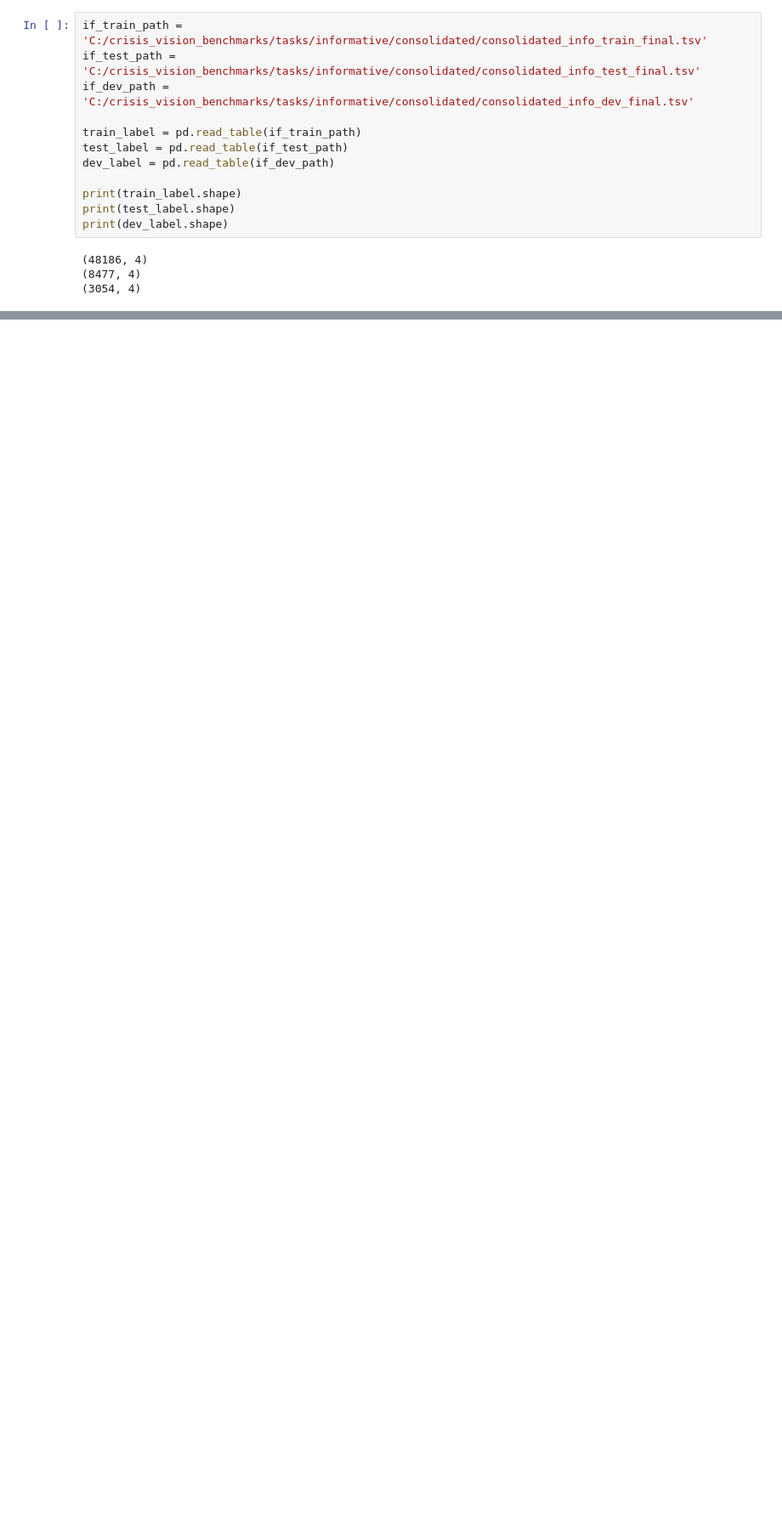
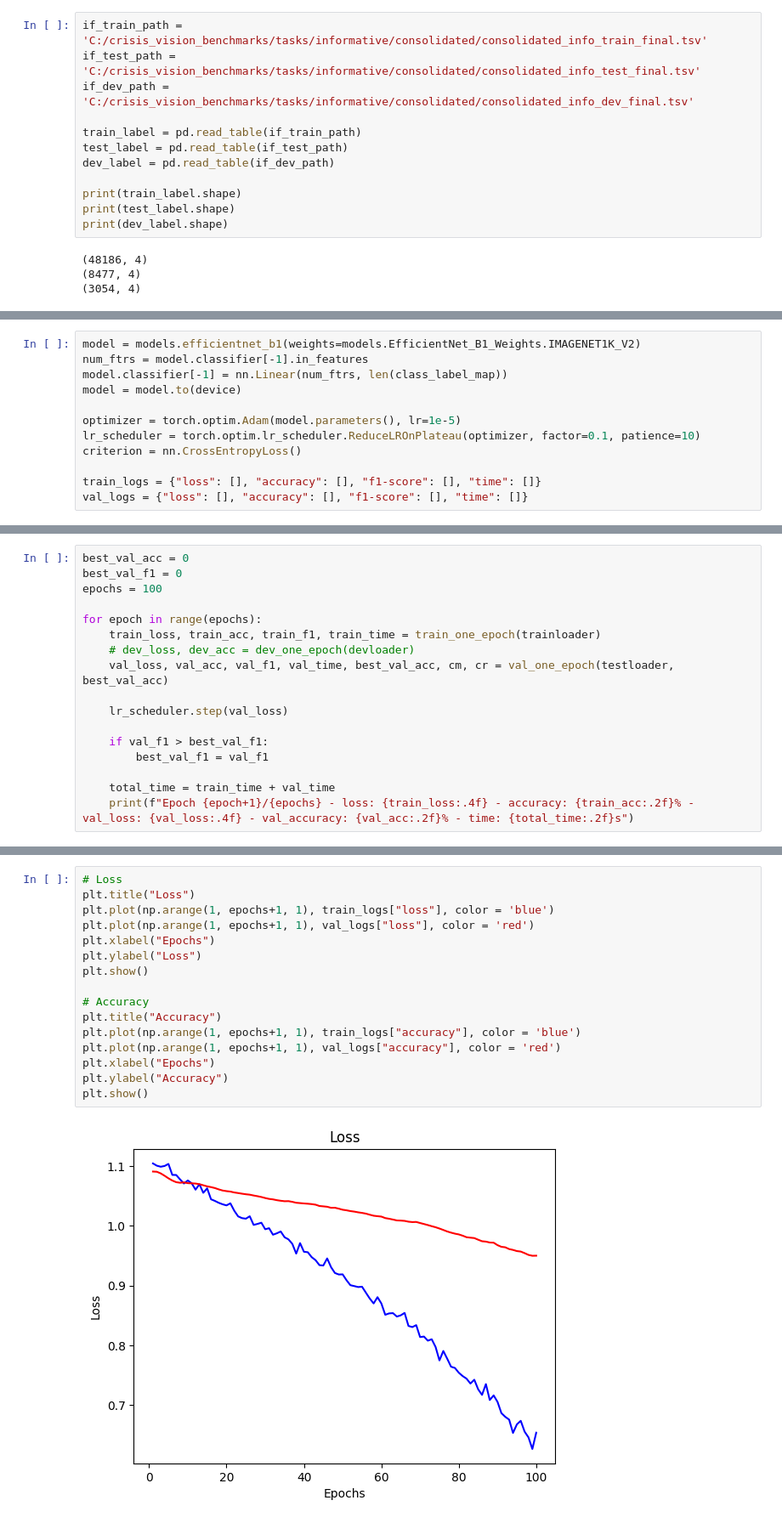
Before and after one commit to lmc6130/Crisis-Vision-Datasets-Reproduce, a Jupyter notebook: EDA.ipynb, the cells around one changed output, grey strips where cells are left out. Shown at 85% size. Saved outputs shown, nothing was run; the diff lists cells and outputs as text; blank space fills up the shorter version.

```diff
--- a/EDA.ipynb
+++ b/EDA.ipynb
@@ -566,0 +722,12 @@ Percentage: 46.89%
+# %%
+model = models.efficientnet_b1(weights=models.EfficientNet_B1_Weights.IMAGENET1K_V2)
+num_ftrs = model.classifier[-1].in_features
+model.classifier[-1] = nn.Linear(num_ftrs, len(class_label_map))
+model = model.to(device)
+
+optimizer = torch.optim.Adam(model.parameters(), lr=1e-5)
+lr_scheduler = torch.optim.lr_scheduler.ReduceLROnPlateau(optimizer, factor=0.1, patience=10)
+criterion = nn.CrossEntropyLoss()
+
+train_logs = {"loss": [], "accuracy": [], "f1-score": [], "time": []}
+val_logs = {"loss": [], "accuracy": [], "f1-score": [], "time": []}
@@ -566,0 +852,17 @@ Percentage: 46.89%
+# %%
+best_val_acc = 0
+best_val_f1 = 0
+epochs = 100
+
+for epoch in range(epochs):
+    train_loss, train_acc, train_f1, train_time = train_one_epoch(trainloader)
+    # dev_loss, dev_acc = dev_one_epoch(devloader)
+    val_loss, val_acc, val_f1, val_time, best_val_acc, cm, cr = val_one_epoch(testloader, best_val_acc)
+
+    lr_scheduler.step(val_loss)
+
+    if val_f1 > best_val_f1:
+        best_val_f1 = val_f1
+
+    total_time = train_time + val_time
+    print(f"Epoch {epoch+1}/{epochs} - loss: {train_loss:.4f} - accuracy: {train_acc:.2f}% - val_loss: {val_loss:.4f} - val_accuracy: {val_acc:.2f}% - time: {total_time:.2f}s")
@@ -566,0 +909,18 @@ Percentage: 46.89%
+# %%
+# Loss
+plt.title("Loss")
+plt.plot(np.arange(1, epochs+1, 1), train_logs["loss"], color = 'blue')
+plt.plot(np.arange(1, epochs+1, 1), val_logs["loss"], color = 'red')
+plt.xlabel("Epochs")
+plt.ylabel("Loss")
+plt.show()
+
+# Accuracy
+plt.title("Accuracy")
+plt.plot(np.arange(1, epochs+1, 1), train_logs["accuracy"], color = 'blue')
+plt.plot(np.arange(1, epochs+1, 1), val_logs["accuracy"], color = 'red')
+plt.xlabel("Epochs")
+plt.ylabel("Accuracy")
+plt.show()
+# %% [output]
+[figure, added]
```
Also changed, not shown: parts of 163 cells of this notebook.
